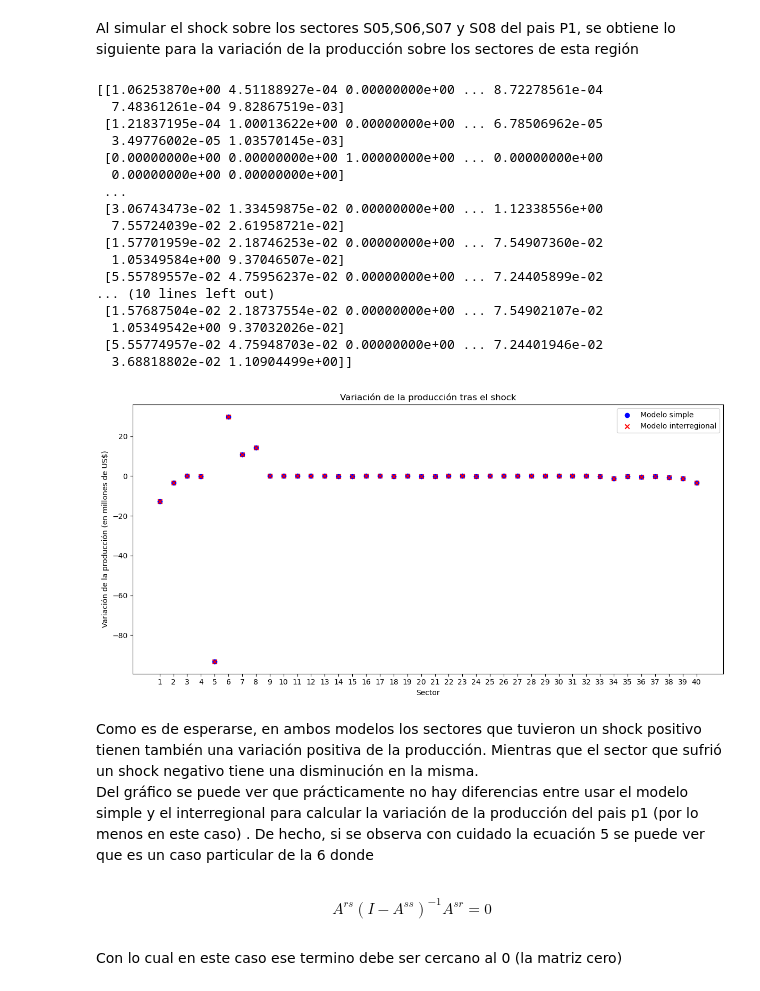
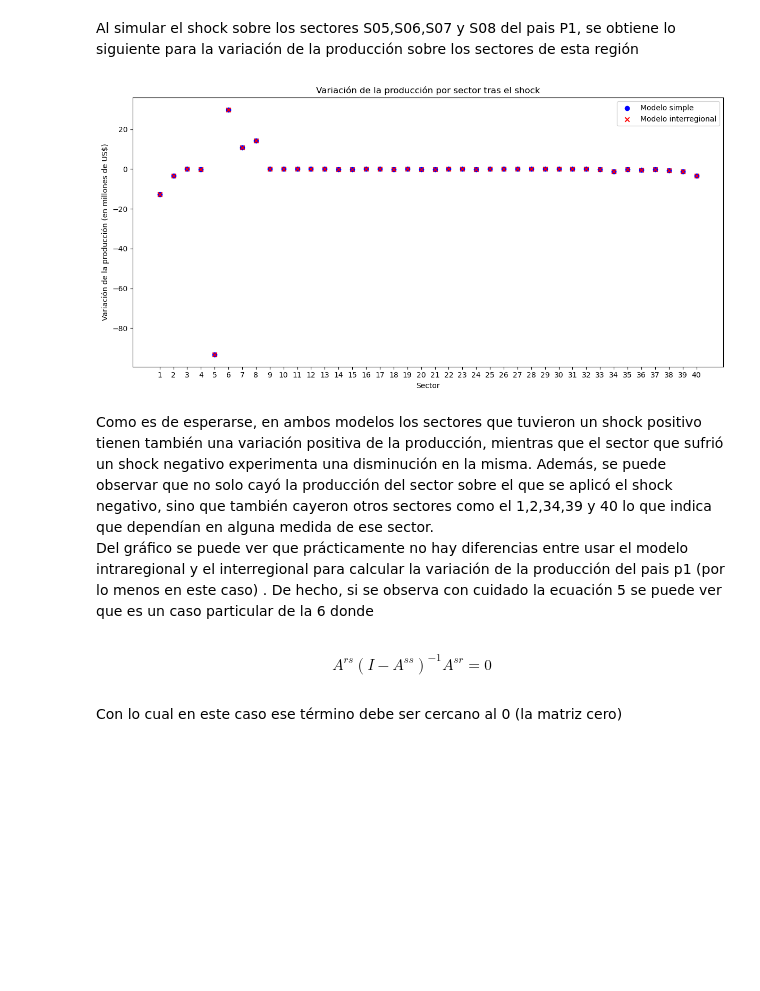
Before and after one commit to IMAbril/Matrices_Insumo-Producto, a Jupyter notebook: notebooks/TP1_resuelto.ipynb, the cells around one changed output. Cells and saved outputs as stored; diff of their text form; code cells hidden in the pictures; blank space fills up the shorter version.

```diff
--- a/notebooks/TP1_resuelto.ipynb
+++ b/notebooks/TP1_resuelto.ipynb
@@ -307,56 +307,44 @@ Al simular el shock sobre los sectores S05,S06,S07 y S08 del pais P1, se obtiene
 # %%
 data = '../data/matrizlatina2011_compressed_0.xlsx'
 
 p1 ='SLV'
 p2= 'NIC'
-df = generar_Matriz_InsumoProducto(p1, p2, data)
-dp1, dp2 = obtener_demanda(p1, p2, df)
+df = generar_Matriz_InsumoProducto(p1, p2, data) # Obtenemos la matriz insumo producto de los dos paises
+dp1, dp2 = obtener_demanda(p1, p2, df) # obtenemos la demanda sobre los secotres de ambas regiones
 porcentaje_shock_sector = {5:-10,6:3.3,7:3.3, 8:3.3}
-variacion_de_la_demanda = variacion_demanda(dp1, porcentaje_shock_sector)
-A_p1p1, A_p1p2, A_p2p2, A_p2p1, producto_p1, producto_p2 = generar_submatrices(p1, p2, df)
-variacion_compleja = variacion_produccion_modelo_complejo(A_p1p1, A_p1p2, A_p2p2, A_p2p1, variacion_de_la_demanda )
-variacion_simple = variacion_produccion_modelo_simple(A_p1p1,variacion_demanda(dp1, porcentaje_sector))
+variacion_de_la_demanda = variacion_demanda(dp1, porcentaje_shock_sector) # calculamos la variación sobre la demanda del pais p1 al aplicar el shock
+A_p1p1, A_p1p2, A_p2p2, A_p2p1, producto_p1, producto_p2 = generar_submatrices(p1, p2, df) # obtenemos las matrices de coeficientes técnicos
+variacion_compleja = variacion_produccion_modelo_complejo(A_p1p1, A_p1p2, A_p2p2, A_p2p1, variacion_de_la_demanda ) # Calculamos la variacion de
+# la producción sobre p1 usando la ecuación del modelo complejo o interregional
+variacion_simple = variacion_produccion_modelo_simple(A_p1p1,variacion_demanda(dp1, porcentaje_sector)) # Calculamos la variación  de la producción
+# sobre p1 usando el modelo simple o intraregional
 
+
+
+# Graficamos la variación de la producción sobre los sectores de p1 usando ambos modelos
 sectores = np.arange(1,41)
 indice = np.arange(40)
 
 plt.figure(figsize=(12, 6))
 
 plt.scatter(indice, variacion_simple, label='Modelo simple',color='blue', marker='o')
 plt.scatter(indice, variacion_compleja, label='Modelo interregional',color='red', marker='x')
 
 plt.xticks(indice, sectores)
 plt.xlabel('Sector')
 plt.ylabel('Variación de la producción (en millones de US$)')
-plt.title('Variación de la producción tras el shock')
+plt.title('Variación de la producción por sector tras el shock')
 plt.tight_layout()
 plt.legend()
 plt.show()
 # %% [output]
-[[1.06253870e+00 4.51188927e-04 0.00000000e+00 ... 8.72278561e-04
-  7.48361261e-04 9.82867519e-03]
- [1.21837195e-04 1.00013622e+00 0.00000000e+00 ... 6.78506962e-05
-  3.49776002e-05 1.03570145e-03]
- [0.00000000e+00 0.00000000e+00 1.00000000e+00 ... 0.00000000e+00
-  0.00000000e+00 0.00000000e+00]
- ...
- [3.06743473e-02 1.33459875e-02 0.00000000e+00 ... 1.12338556e+00
-  7.55724039e-02 2.61958721e-02]
- [1.57701959e-02 2.18746253e-02 0.00000000e+00 ... 7.54907360e-02
-  1.05349584e+00 9.37046507e-02]
- [5.55789557e-02 4.75956237e-02 0.00000000e+00 ... 7.24405899e-02
-... (10 lines left out)
- [1.57687504e-02 2.18737554e-02 0.00000000e+00 ... 7.54902107e-02
-  1.05349542e+00 9.37032026e-02]
- [5.55774957e-02 4.75948703e-02 0.00000000e+00 ... 7.24401946e-02
-  3.68818802e-02 1.10904499e+00]]
-[figure, old version]
+[figure, new version]
 # %% [markdown]
-Como es de esperarse, en ambos modelos los sectores que tuvieron un shock positivo tienen también una variación positiva de la producción. Mientras que el sector que sufrió un shock negativo tiene una disminución en la misma.
-Del gráfico se puede ver que prácticamente no hay diferencias entre usar el modelo simple y el interregional para calcular la variación de la producción del pais p1 (por lo menos en este caso) . De hecho, si se observa con cuidado la ecuación 5 se puede ver que es un caso particular de la 6 donde
+Como es de esperarse, en ambos modelos los sectores que tuvieron un shock positivo tienen también una variación positiva de la producción, mientras que el sector que sufrió un shock negativo experimenta una disminución en la misma.  Además, se puede observar que no solo cayó la producción del sector sobre el que se aplicó el shock negativo, sino que también cayeron otros sectores como el 1,2,34,39 y 40 lo que indica que dependían en alguna medida de ese sector.
+Del gráfico se puede ver que prácticamente no hay diferencias entre usar el modelo intraregional y el interregional para calcular la variación de la producción del pais p1 (por lo menos en este caso) . De hecho, si se observa con cuidado la ecuación 5 se puede ver que es un caso particular de la 6 donde
 # %% [markdown]
 $$
 A^{rs} (I - A^{ss})^{-1} A^{sr} = 0
 $$
 # %% [markdown]
-Con lo cual en este caso ese termino debe ser cercano al 0 (la matriz cero)
+Con lo cual en este caso ese término debe ser cercano al 0 (la matriz cero)
```
Also changed, not shown: parts of 2 cells of this notebook.
